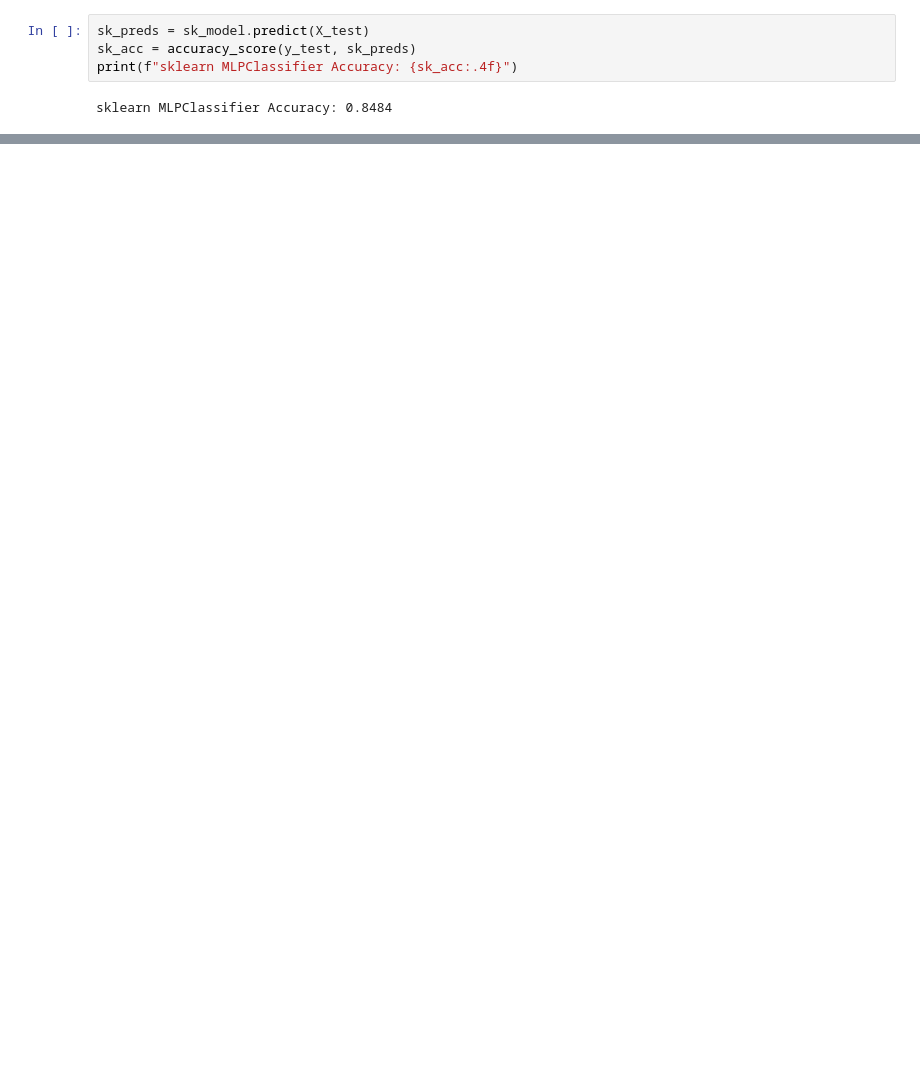
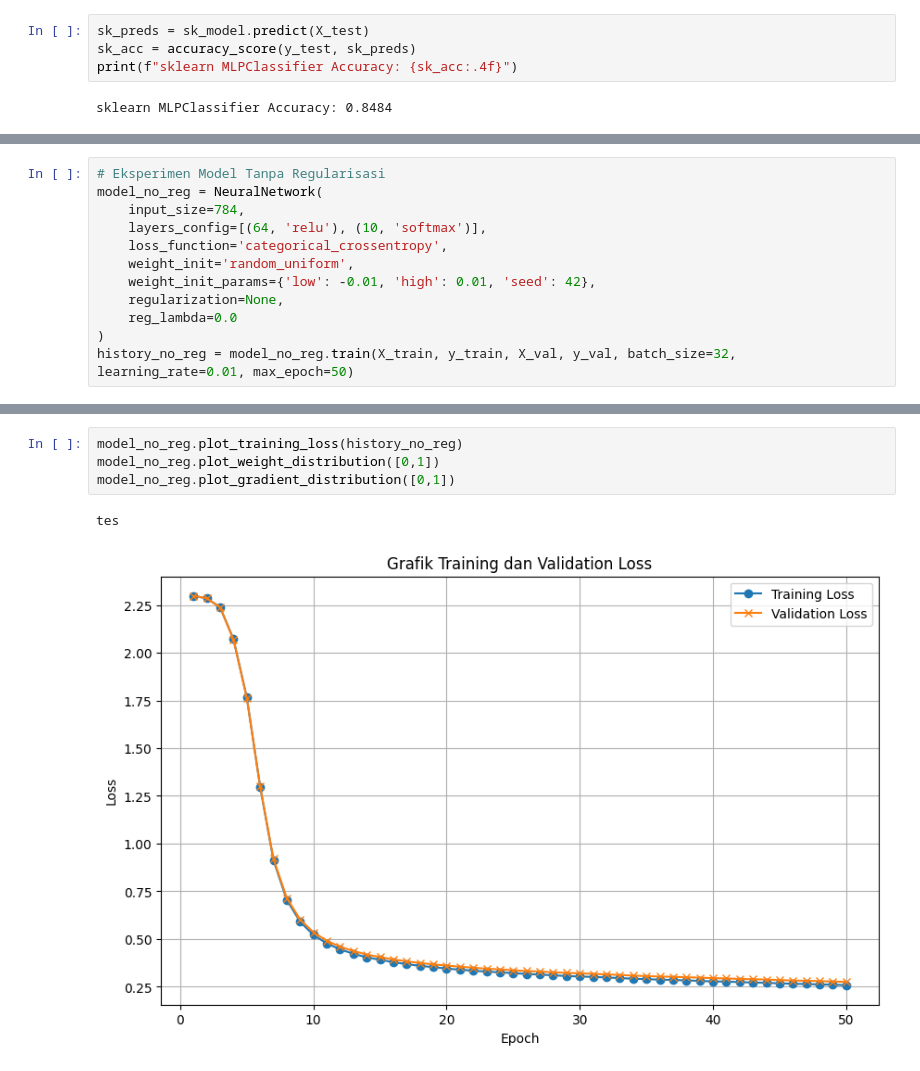
Before and after one commit to DrwnRstnly/48-IF3270-FFNN, a Jupyter notebook: src/test.ipynb, the cells around one changed output, grey strips where cells are left out. Cells and saved outputs as stored; diff of their text form; blank space fills up the shorter version.

```diff
--- a/src/test.ipynb
+++ b/src/test.ipynb
@@ -97,0 +171,12 @@ sklearn MLPClassifier Accuracy: 0.8484
+# %%
+# Eksperimen Model Tanpa Regularisasi
+model_no_reg = NeuralNetwork(
+    input_size=784,
+    layers_config=[(64, 'relu'), (10, 'softmax')],
+    loss_function='categorical_crossentropy',
+    weight_init='random_uniform',
+    weight_init_params={'low': -0.01, 'high': 0.01, 'seed': 42},
+    regularization=None,
+    reg_lambda=0.0
+)
+history_no_reg = model_no_reg.train(X_train, y_train, X_val, y_val, batch_size=32, learning_rate=0.01, max_epoch=50)
@@ -97,0 +277,7 @@ sklearn MLPClassifier Accuracy: 0.8484
+# %%
+model_no_reg.plot_training_loss(history_no_reg)
+model_no_reg.plot_weight_distribution([0,1])
+model_no_reg.plot_gradient_distribution([0,1])
+# %% [output]
+tes
+[figure, added]
```
Also changed, not shown: parts of 28 cells of this notebook, 2 other files.
